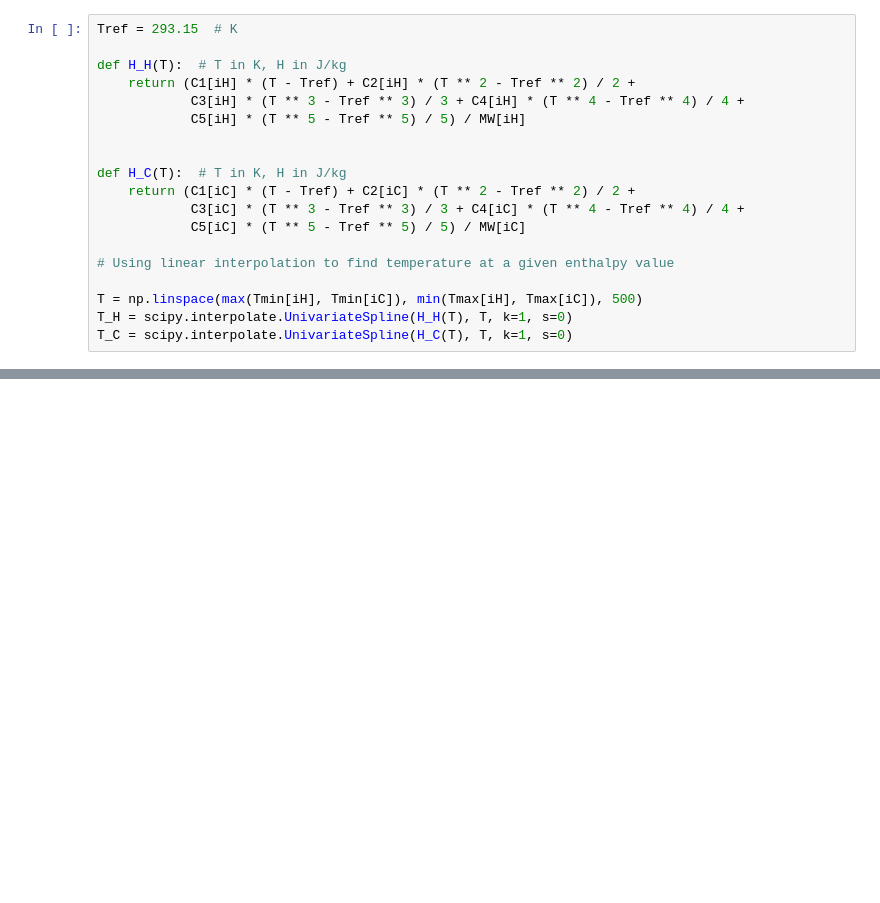
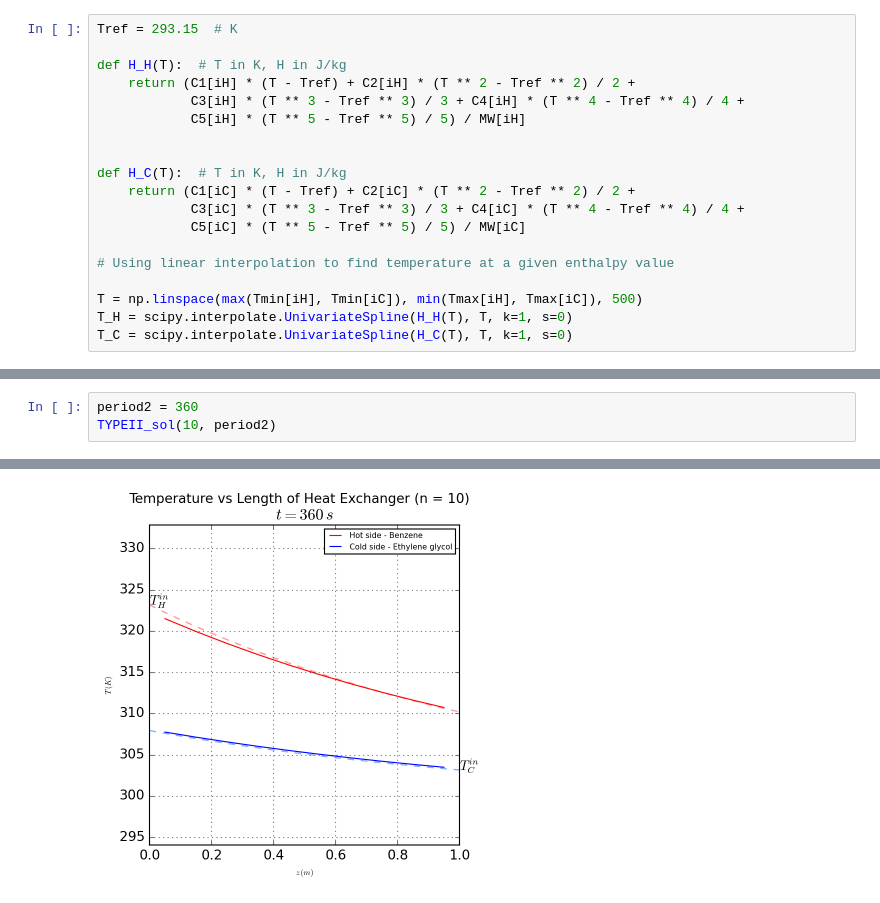
Before and after one commit to aakanksha-gubbala/processSimulation, a Jupyter notebook: Assignment 5/Assignment-5.ipynb, the cells around one changed output, grey strips where cells are left out. Saved outputs shown, nothing was run; the diff lists cells and outputs as text; blank space fills up the shorter version.

```diff
--- a/Assignment 5/Assignment-5.ipynb
+++ b/Assignment 5/Assignment-5.ipynb
@@ -218,0 +312,4 @@ get_solution(1000, T)
+# %%
+period2 = 360
+TYPEII_sol(10, period2)
+# %% [output]
@@ -218,0 +317 @@ get_solution(1000, T)
+[figure, added]
```
Also changed, not shown: parts of 40 cells of this notebook, 18 other files.
